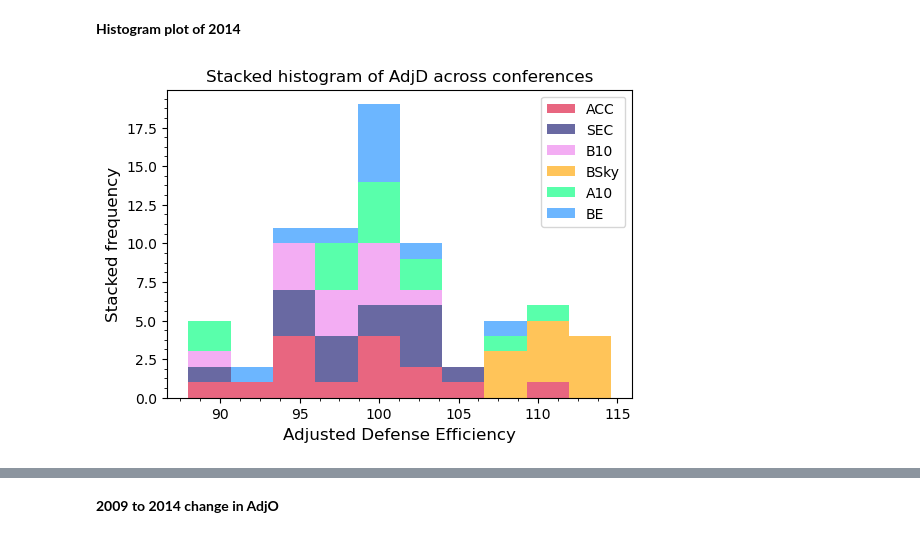
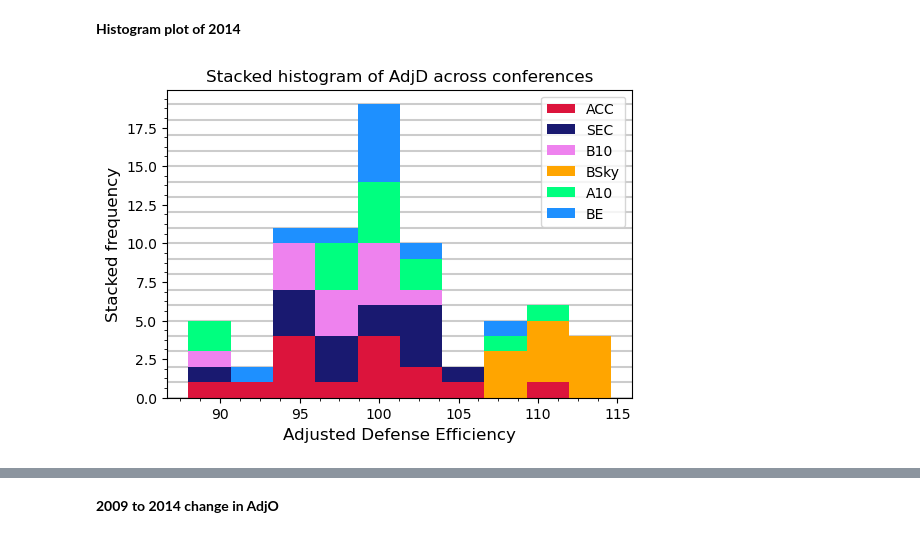
Before and after one commit to Gullaschen/AMAS, a Jupyter notebook: Assignment 1/Exercise_Basketball.ipynb, the cells around one changed output, grey strips where cells are left out. Saved outputs shown, nothing was run; the diff lists cells and outputs as text; code cells hidden in the pictures.

```diff
--- a/Assignment 1/Exercise_Basketball.ipynb
+++ b/Assignment 1/Exercise_Basketball.ipynb
@@ -82,26 +82,29 @@ for index,rows in df.iterrows(): # Iterate over rows
 # %%
 plt.figure(figsize=(6, 4))
 
 # Find common bin parameters
 all_values = np.concatenate(list(conferences.values()))
 min_value, max_value = np.min(all_values), np.max(all_values)
 bins = np.linspace(min_value, max_value, 11)
 
 data = [values for values in conferences.values()]
 labels = [team for team in conferences.keys()]
 
 ax = plt.gca()
 ax.xaxis.set_minor_locator(AutoMinorLocator(4))
 ax.yaxis.set_minor_locator(AutoMinorLocator(4))
 ax.tick_params(which='minor', length=2, color='k')
 
-plt.hist(data, bins=bins, alpha=0.65, linewidth=1, label=labels, histtype='barstacked',zorder=1)
+for i in range(0,20,2.5):
+    plt.axhline(y=i, color='k',alpha=0.2,zorder=0)
+
+plt.hist(data, bins=bins, alpha=1., linewidth=1, label=labels, histtype='barstacked',zorder=1)
 
 plt.title('Stacked histogram of AdjD across conferences',fontsize=12)
 plt.xlabel('Adjusted Defense Efficiency',fontsize=12)
 plt.ylabel('Stacked frequency',fontsize=12)
 plt.legend()
 plt.savefig('StackedHistograms_BE.pdf')
 plt.show()
 # %% [output]
-[figure, old version]
+[figure, new version]
```
Also changed, not shown: parts of 2 cells of this notebook, 3 other files.
